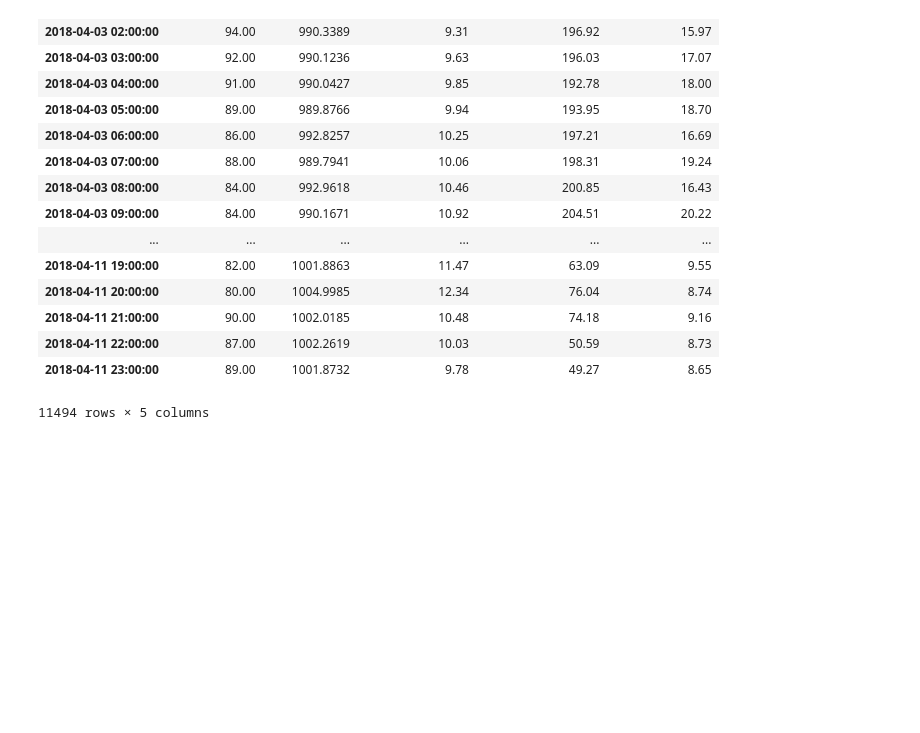
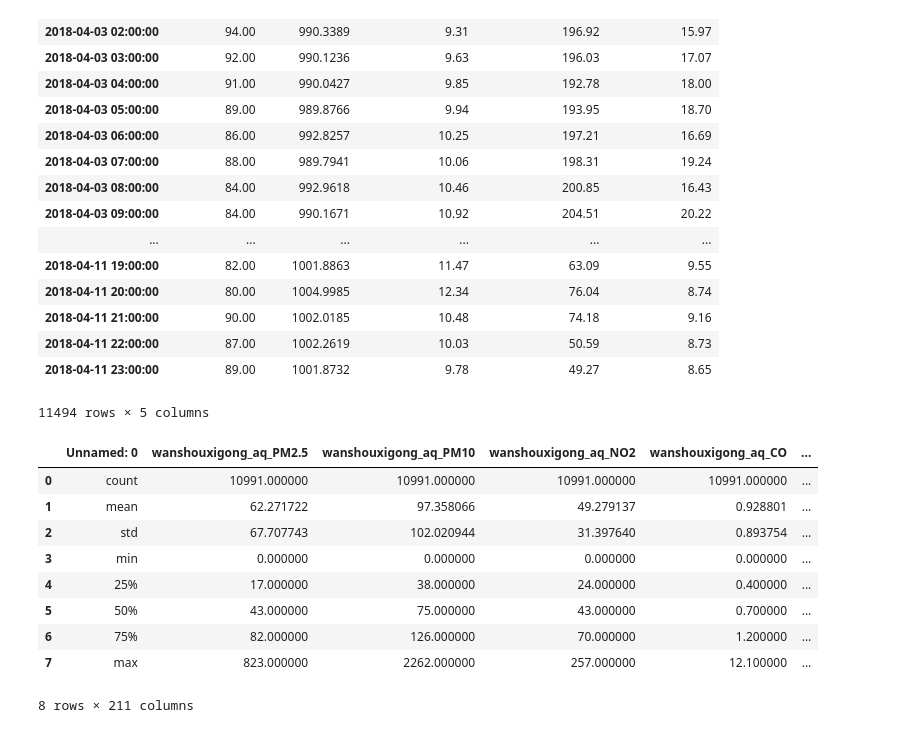
Before and after one commit to txytju/air-quality-prediction, a Jupyter notebook: Untitled.ipynb, the cells around one changed output. Drawn from its saved outputs; the diff is of its cells as text; code cells hidden in the pictures; blank space fills up the shorter version.

```diff
--- a/Untitled.ipynb
+++ b/Untitled.ipynb
@@ -120,0 +123,13 @@ bj_meo_stations['CD1']
+# %%
+pd.read_csv("./test/bj_aq_describe.csv")
+# %% [output]
+|  | Unnamed: 0 | wanshouxigong_aq_PM2.5 | wanshouxigong_aq_PM10 | wanshouxigong_aq_NO2 | wanshouxigong_aq_CO | ... |
+| 0 | count | 10991.000000 | 10991.000000 | 10991.000000 | 10991.000000 | ... |
+| 1 | mean | 62.271722 | 97.358066 | 49.279137 | 0.928801 | ... |
+| 2 | std | 67.707743 | 102.020944 | 31.397640 | 0.893754 | ... |
+| 3 | min | 0.000000 | 0.000000 | 0.000000 | 0.000000 | ... |
+| 4 | 25% | 17.000000 | 38.000000 | 24.000000 | 0.400000 | ... |
+| 5 | 50% | 43.000000 | 75.000000 | 43.000000 | 0.700000 | ... |
+| 6 | 75% | 82.000000 | 126.000000 | 70.000000 | 1.200000 | ... |
+| 7 | max | 823.000000 | 2262.000000 | 257.000000 | 12.100000 | ... |
+8 rows × 211 columns
```
Also changed, not shown: parts of 1 cell of this notebook, 3 other files.
